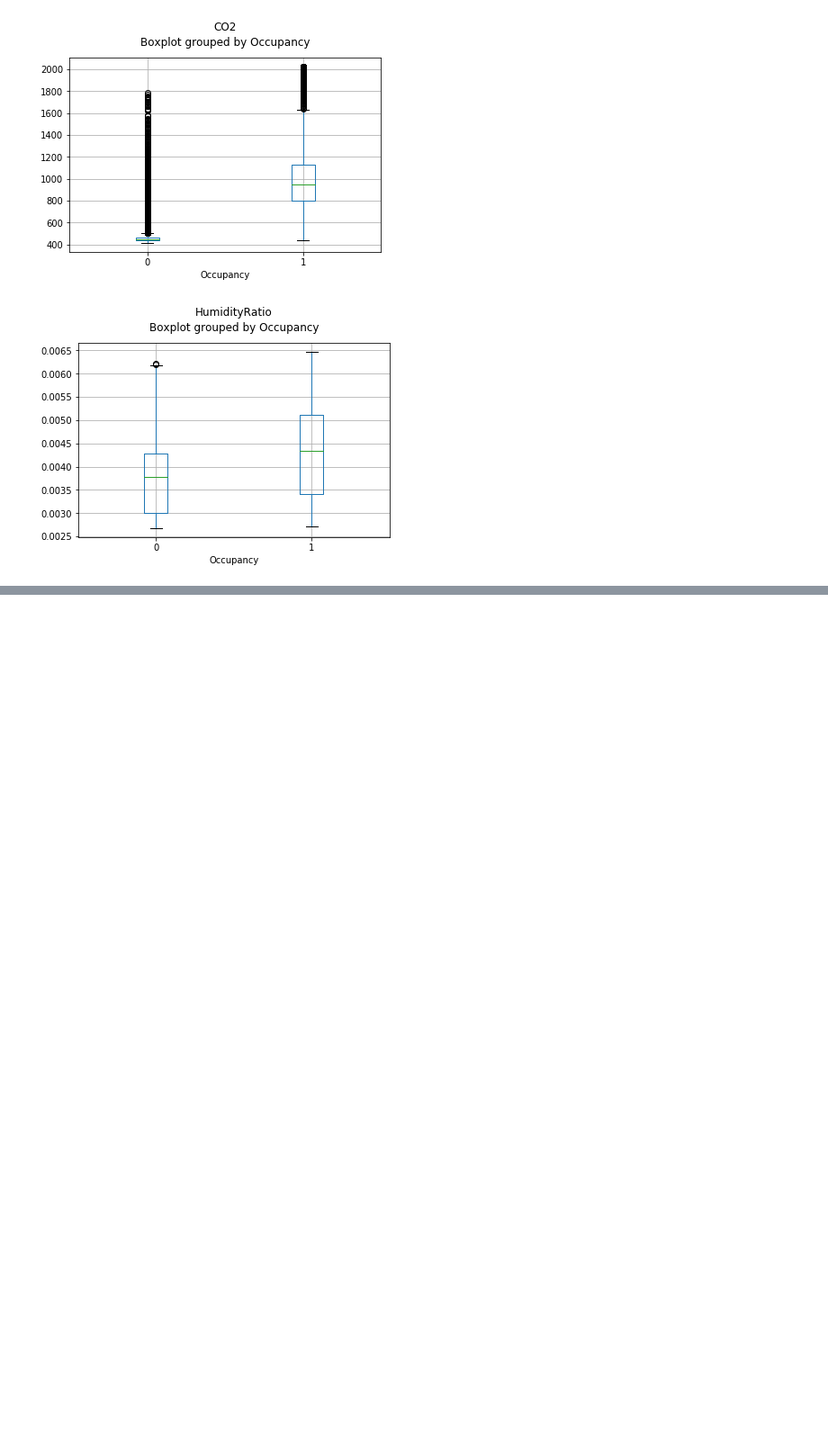
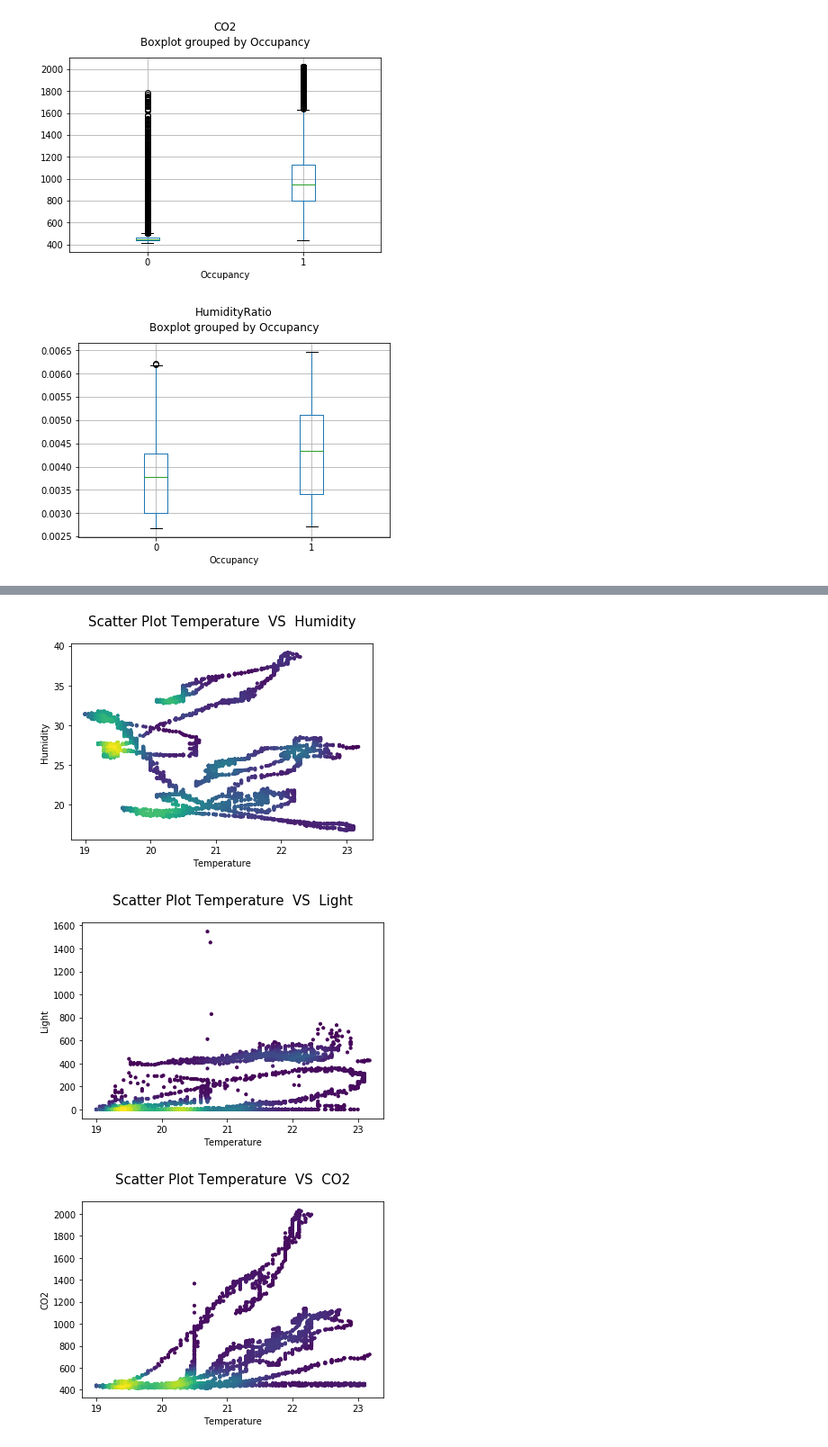
Before and after one commit to lorenzoFerri95/DataMining_Advanced, a Jupyter notebook: Task 1/preProcessing.ipynb, the cells around one changed output, grey strips where cells are left out. Shown at 90% size. Cells and saved outputs as stored; diff of their text form; code cells hidden in the pictures; blank space fills up the shorter version.

```diff
--- a/Task 1/preProcessing.ipynb
+++ b/Task 1/preProcessing.ipynb
@@ -151,0 +148,6 @@ data_understanding.categoric_columns_distributions(df,'churn')
+# %%
+data_understanding.numeric_columns_scatterplot(df, 'Occupancy',gauss_kde=1)
+# %% [output]
+[figure, added]
+[figure, added]
+[figure, added]
```
Also changed, not shown: parts of 10 cells of this notebook, 1 other file.
